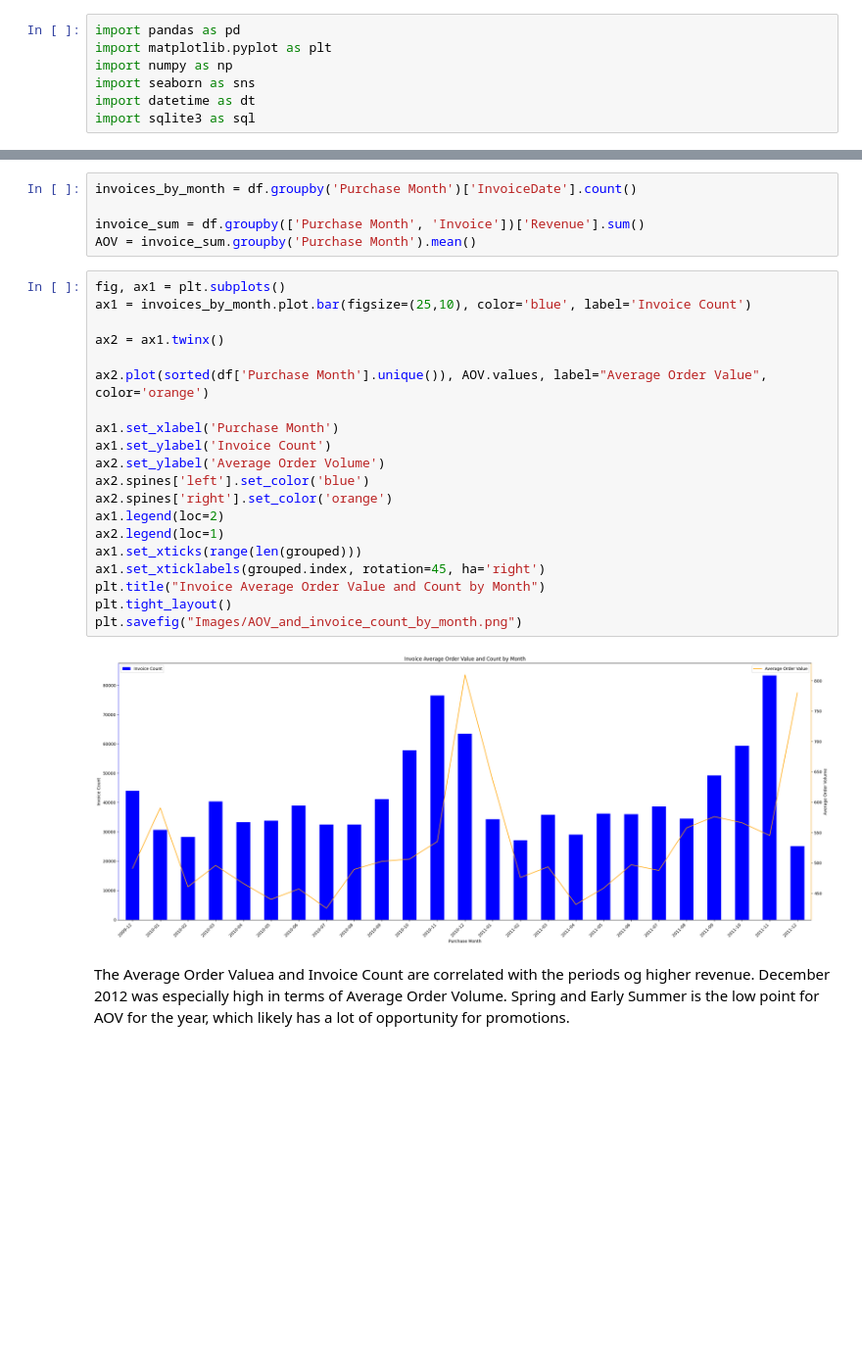
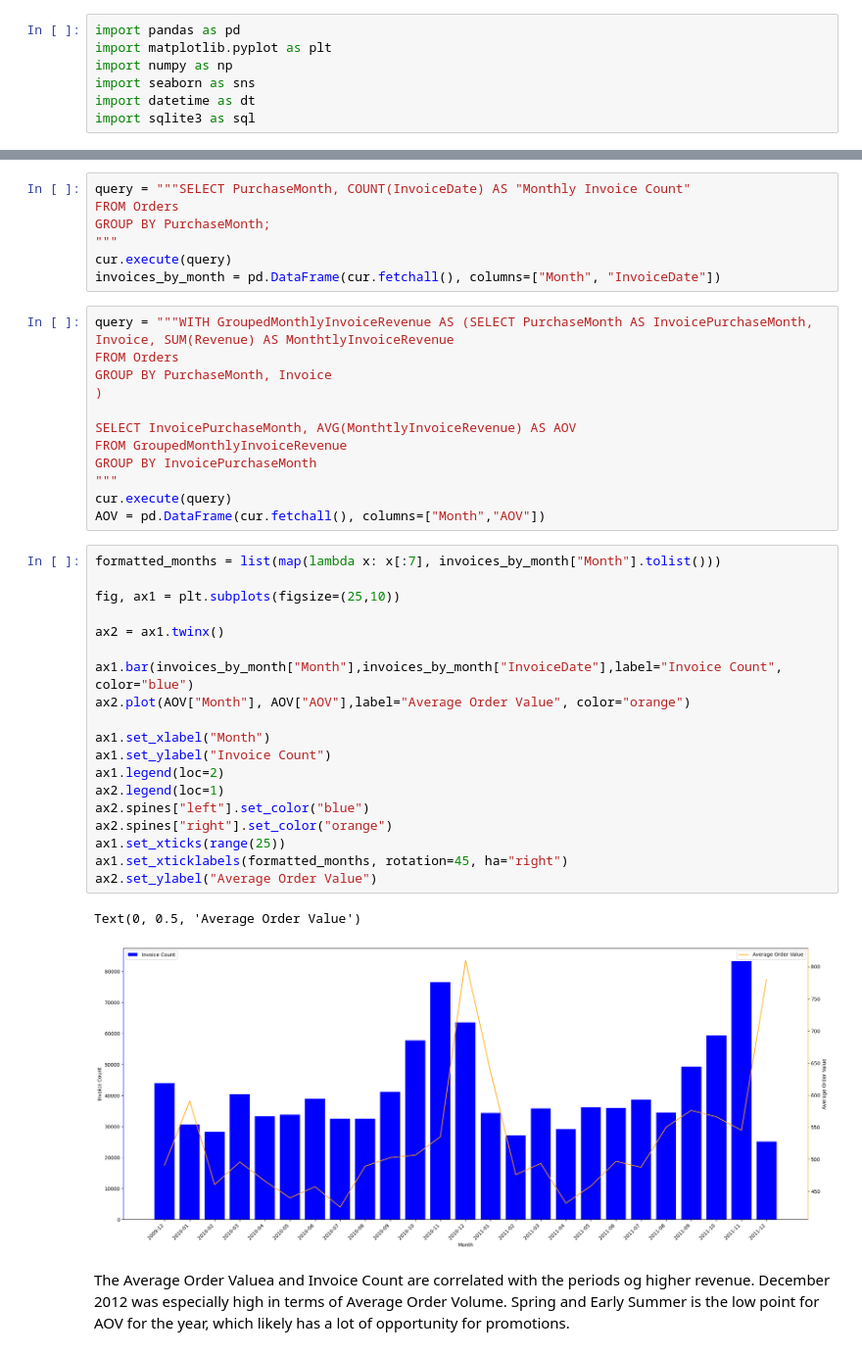
Before and after one commit to kacpersienkiewicz/Online-Retail-II, a Jupyter notebook: 02_eda.ipynb, the cells around one changed output, grey strips where cells are left out. Shown at 98% size. Cells and saved outputs as stored; diff of their text form; blank space fills up the shorter version.

```diff
--- a/02_eda.ipynb
+++ b/02_eda.ipynb
@@ -183,32 +162,46 @@ The weakest months are less consistent but it's centered around the post-holiday
 
 Now to look at the trends by order volume and Average Order Value by month.
-# %%
-invoices_by_month = df.groupby('Purchase Month')['InvoiceDate'].count()
-
-invoice_sum = df.groupby(['Purchase Month', 'Invoice'])['Revenue'].sum()
-AOV = invoice_sum.groupby('Purchase Month').mean()
-# %%
-fig, ax1 = plt.subplots()
-ax1 = invoices_by_month.plot.bar(figsize=(25,10), color='blue', label='Invoice Count')
-
-ax2 = ax1.twinx()
-
-ax2.plot(sorted(df['Purchase Month'].unique()), AOV.values, label="Average Order Value", color='orange')
-
-ax1.set_xlabel('Purchase Month')
-ax1.set_ylabel('Invoice Count')
-ax2.set_ylabel('Average Order Volume')
-ax2.spines['left'].set_color('blue')
-ax2.spines['right'].set_color('orange')
-ax1.legend(loc=2)
-ax2.legend(loc=1)
-ax1.set_xticks(range(len(grouped)))
-ax1.set_xticklabels(grouped.index, rotation=45, ha='right')
-plt.title("Invoice Average Order Value and Count by Month")
-plt.tight_layout()
-plt.savefig("Images/AOV_and_invoice_count_by_month.png")
-# %% [output]
-[figure, removed]
+# %%
+query = """SELECT PurchaseMonth, COUNT(InvoiceDate) AS "Monthly Invoice Count"
+FROM Orders
+GROUP BY PurchaseMonth;
+"""
+cur.execute(query)
+invoices_by_month = pd.DataFrame(cur.fetchall(), columns=["Month", "InvoiceDate"])
+# %%
+query = """WITH GroupedMonthlyInvoiceRevenue AS (SELECT PurchaseMonth AS InvoicePurchaseMonth, Invoice, SUM(Revenue) AS MonthtlyInvoiceRevenue
+FROM Orders
+GROUP BY PurchaseMonth, Invoice
+)
+
+SELECT InvoicePurchaseMonth, AVG(MonthtlyInvoiceRevenue) AS AOV
+FROM GroupedMonthlyInvoiceRevenue
+GROUP BY InvoicePurchaseMonth
+"""
+cur.execute(query)
+AOV = pd.DataFrame(cur.fetchall(), columns=["Month","AOV"])
+# %%
+formatted_months = list(map(lambda x: x[:7], invoices_by_month["Month"].tolist()))
+
+fig, ax1 = plt.subplots(figsize=(25,10))
+
+ax2 = ax1.twinx()
+
+ax1.bar(invoices_by_month["Month"],invoices_by_month["InvoiceDate"],label="Invoice Count", color="blue")
+ax2.plot(AOV["Month"], AOV["AOV"],label="Average Order Value", color="orange")
+
+ax1.set_xlabel("Month")
+ax1.set_ylabel("Invoice Count")
+ax1.legend(loc=2)
+ax2.legend(loc=1)
+ax2.spines["left"].set_color("blue")
+ax2.spines["right"].set_color("orange")
+ax1.set_xticks(range(25))
+ax1.set_xticklabels(formatted_months, rotation=45, ha="right")
+ax2.set_ylabel("Average Order Value")
+# %% [output]
+Text(0, 0.5, 'Average Order Value')
+[figure, added]
 # %% [markdown]
 The Average Order Valuea and Invoice Count are correlated with the periods og higher revenue. December 2012 was especially high in terms of Average Order Volume. Spring and Early Summer is the low point for AOV for the year, which likely has a lot of opportunity for promotions.
 # %% [markdown]
```
Also changed, not shown: parts of 54 cells of this notebook.
